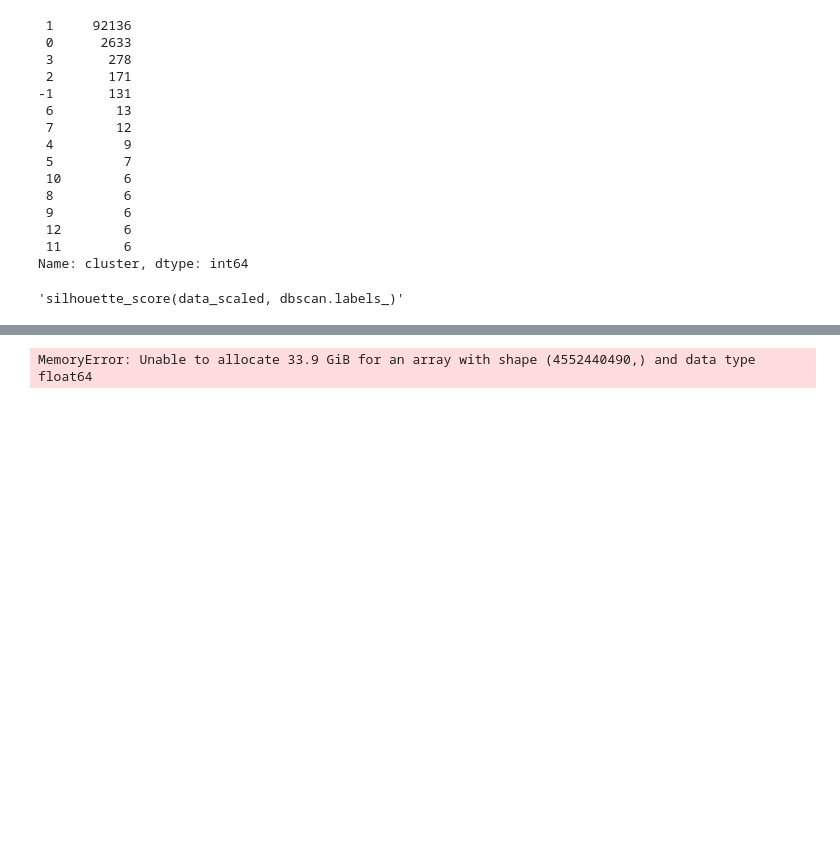
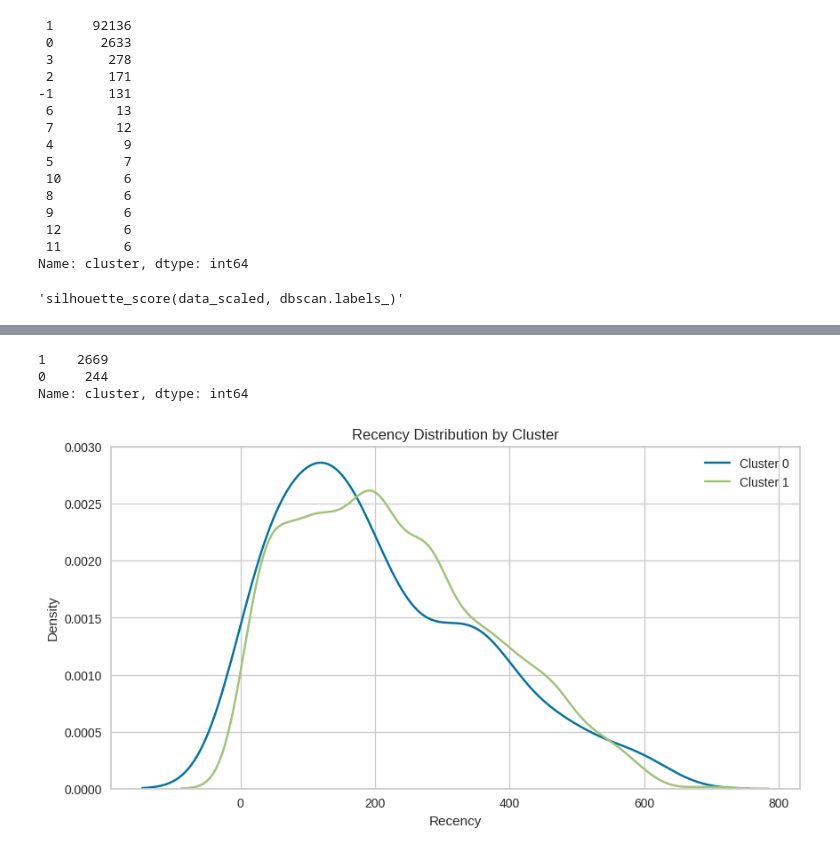
Before and after one commit to ThomasMeb/Projet_4, a Jupyter notebook: Mebarki_Thomas_notebook_essais_022023.ipynb, the cells around one changed output, grey strips where cells are left out. Drawn from its saved outputs; the diff is of its cells as text; code cells hidden in the pictures; blank space fills up the shorter version.

```diff
--- a/Mebarki_Thomas_notebook_essais_022023.ipynb
+++ b/Mebarki_Thomas_notebook_essais_022023.ipynb
@@ -364,3 +403,5 @@ dbscan.fit(data_scaled)
 
 data_cluster = pd.DataFrame(data={'cluster': dbscan.labels_}, index=data.index)
 data_cluster['cluster'].value_counts()
+# %%
+df = data.drop(data.loc[data['frequency']==1].index)
@@ -369,6 +415,11 @@ data_cluster['cluster'].value_counts()
 from sklearn.cluster import AgglomerativeClustering
 
 hierarchical = AgglomerativeClustering()
-hierarchical.fit(data_scaled)
+hierarchical.fit(df_scaled)
+
+data_cluster = pd.DataFrame(data={'cluster': hierarchical.labels_}, index=df.index)
+data_cluster['cluster'].value_counts()
 # %% [output]
-MemoryError: Unable to allocate 33.9 GiB for an array with shape (4552440490,) and data type float64
+1    2669
+0     244
+Name: cluster, dtype: int64
@@ -390,0 +426,15 @@ plt.show()
+# %%
+df_cluster_0 = df.loc[data_cluster['cluster']==0]
+df_cluster_1 = df.loc[data_cluster['cluster']==1]
+# %%
+# Plot the distribution of recency for each cluster
+plt.figure(figsize=(10,5))
+sns.kdeplot(df_cluster_0['recency'], label='Cluster 0', legend=True)
+sns.kdeplot(df_cluster_1['recency'], label='Cluster 1', legend=True)
+plt.title('Recency Distribution by Cluster')
+plt.xlabel('Recency')
+plt.ylabel('Density')
+plt.legend()
+plt.show()
+# %% [output]
+[figure, added]
```
Also changed, not shown: parts of 8 cells of this notebook.
